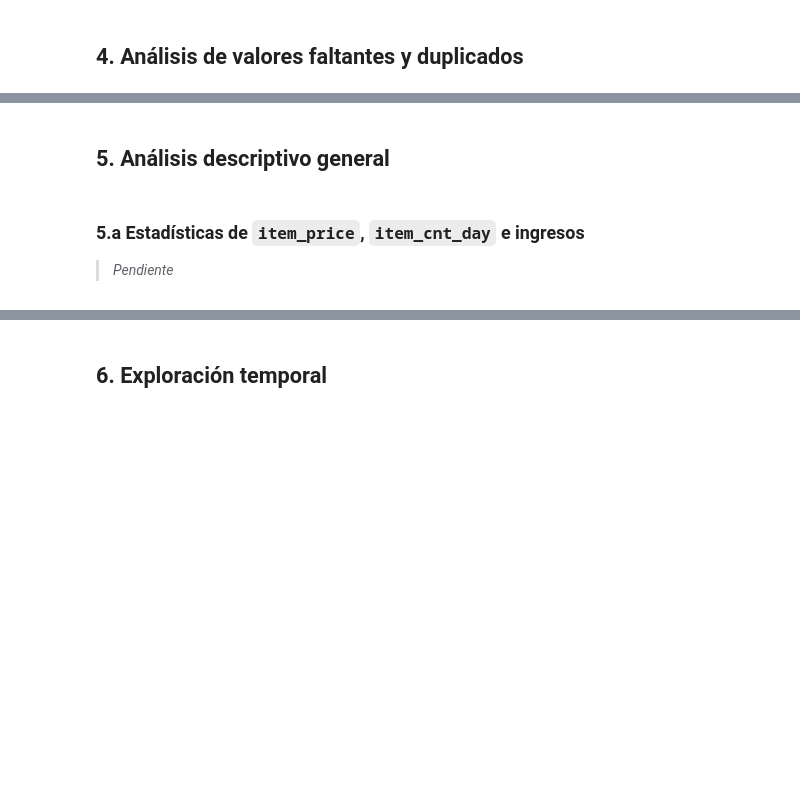
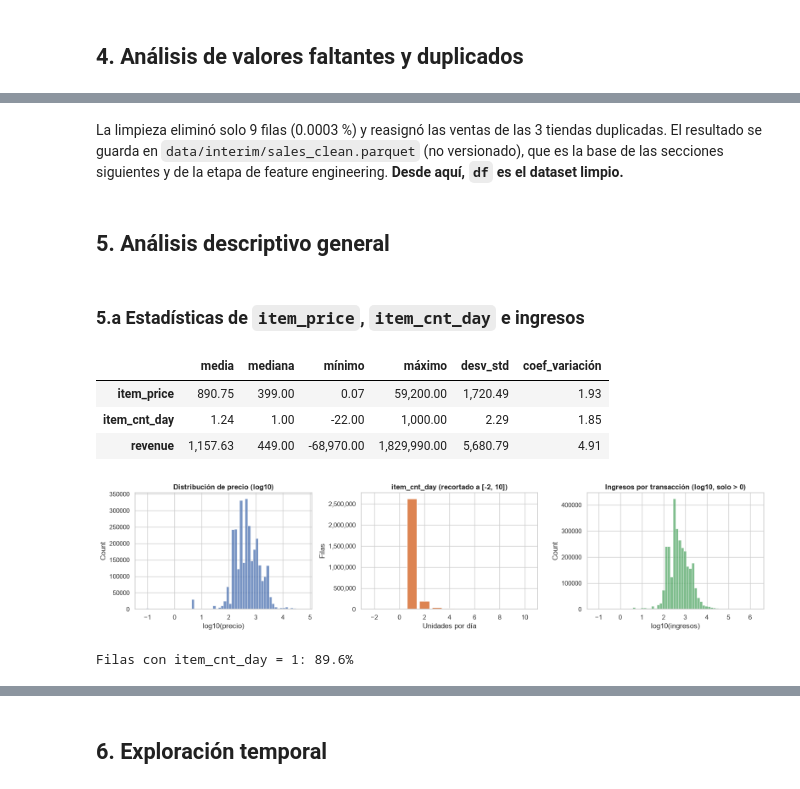
Before and after one commit to 25001013-star/fs-pd-predict-future-sales, a Jupyter notebook: notebooks/01_exploratory_data_analysis.ipynb, the cells around one changed output, grey strips where cells are left out. Cells and saved outputs as stored; diff of their text form; code cells hidden in the pictures; blank space fills up the shorter version.

```diff
--- a/notebooks/01_exploratory_data_analysis.ipynb
+++ b/notebooks/01_exploratory_data_analysis.ipynb
@@ -95,0 +388,7 @@ tables = {"sales_train": sales, "items": items, "item_categories": categories,
+# %%
+df, cleaning_report = eda.clean_sales(df)
+display(pd.Series(cleaning_report, name="filas").to_frame())
+
+INTERIM_DATA_DIR.mkdir(parents=True, exist_ok=True)
+df.to_parquet(INTERIM_DATA_DIR / "sales_clean.parquet", index=False)
+print("Guardado:", INTERIM_DATA_DIR / "sales_clean.parquet")
@@ -96,6 +404,33 @@ tables = {"sales_train": sales, "items": items, "item_categories": categories,
+# %% [markdown]
+La limpieza eliminó solo 9 filas (0.0003 %) y reasignó las ventas de las 3 tiendas duplicadas. El resultado se guarda en `data/interim/sales_clean.parquet` (no versionado), que es la base de las secciones siguientes y de la etapa de feature engineering. **Desde aquí, `df` es el dataset limpio.**
 # %% [markdown]
 ## 5. Análisis descriptivo general
 # %% [markdown]
 ### 5.a Estadísticas de `item_price`, `item_cnt_day` e ingresos
-
-> _Pendiente_
+# %%
+stats = df[["item_price", "item_cnt_day", "revenue"]].agg(
+    ["mean", "median", "min", "max", "std"]).T
+stats.columns = ["media", "mediana", "mínimo", "máximo", "desv_std"]
+stats["coef_variación"] = stats["desv_std"] / stats["media"]
+stats
+# %% [output]
+|  | media | mediana | mínimo | máximo | desv_std | coef_variación |
+| item_price | 890.75 | 399.00 | 0.07 | 59,200.00 | 1,720.49 | 1.93 |
+| item_cnt_day | 1.24 | 1.00 | -22.00 | 1,000.00 | 2.29 | 1.85 |
+| revenue | 1,157.63 | 449.00 | -68,970.00 | 1,829,990.00 | 5,680.79 | 4.91 |
+# %%
+fig, axes = plt.subplots(1, 3, figsize=(16, 3.8))
+sns.histplot(np.log10(df.loc[df["item_price"] > 0, "item_price"]), bins=60, ax=axes[0])
+axes[0].set(title="Distribución de precio (log10)", xlabel="log10(precio)")
+counts = df["item_cnt_day"].clip(-2, 10).value_counts().sort_index()
+axes[1].bar(counts.index, counts.values, color="#DD8452")
+axes[1].set(title="item_cnt_day (recortado a [-2, 10])", xlabel="Unidades por día", ylabel="Filas")
+axes[1].yaxis.set_major_formatter(thousands)
+sns.histplot(np.log10(df.loc[df["revenue"] > 0, "revenue"]), bins=60, ax=axes[2], color="#55A868")
+axes[2].set(title="Ingresos por transacción (log10, solo > 0)", xlabel="log10(ingresos)")
+plt.tight_layout()
+plt.show()
+print(f"Filas con item_cnt_day = 1: {(df['item_cnt_day'] == 1).mean():.1%}")
+# %% [output]
+[figure, added]
+Filas con item_cnt_day = 1: 89.6%
```
Also changed, not shown: parts of 103 cells of this notebook, 7 other files.
